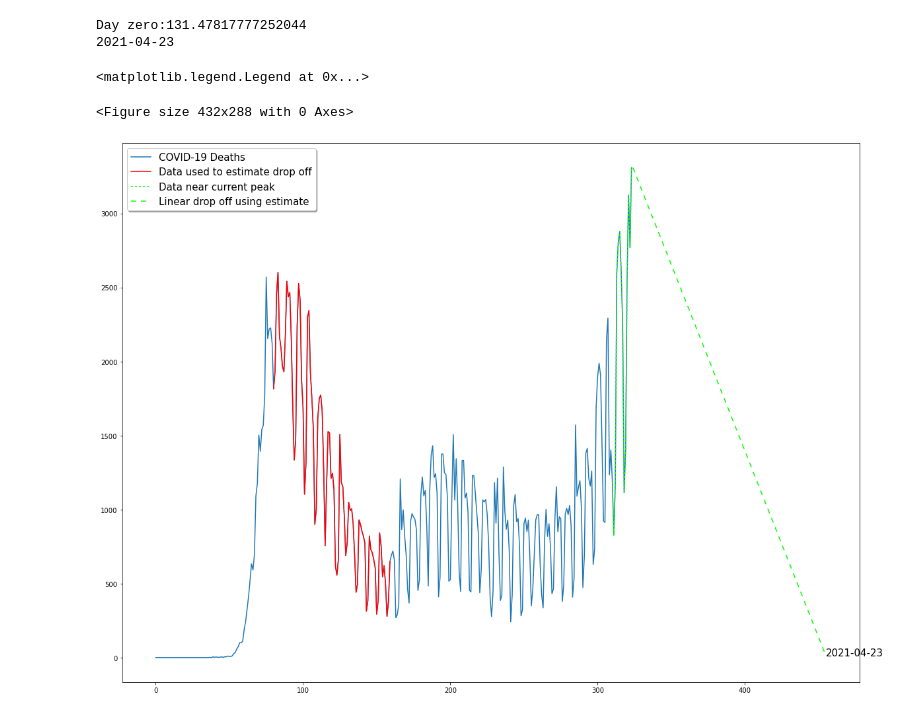
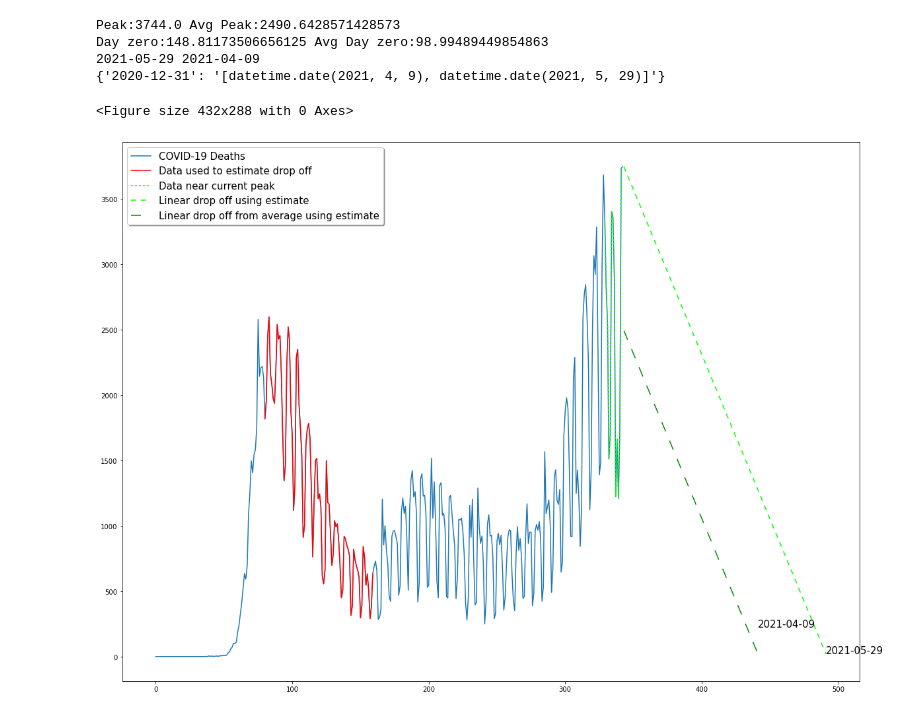
Before and after one commit to kootsoop/DSP.SE, a Jupyter notebook: Python/DeathRateComparisons.ipynb, the cells around one changed output. Cells and saved outputs as stored; diff of their text form; code cells hidden in the pictures.

Commit message:
Added end of covid forecasts JSON file.

```diff
--- a/Python/DeathRateComparisons.ipynb
+++ b/Python/DeathRateComparisons.ipynb
@@ -198,42 +200,73 @@ ax.legend(loc='upper right', shadow=True, fontsize=15)
 # %%
 from numpy import polyfit, arange
 import datetime
+from os import path
+import json
 
 drop_from_peak = diff_death_data[80:160]
 x_drop_from_peak = arange(80,160)
 [m, b] = polyfit(x_drop_from_peak, drop_from_peak, 1)
 
 
 first_data_index = len(diff_death_data)-14
 last_data_index = len(diff_death_data)
 x_new_peak = arange(first_data_index,last_data_index)
 new_peak = diff_death_data[x_new_peak]
+average_new_peak = sum(new_peak)/len(new_peak)
+
+print("Peak:" + str(new_peak[len(new_peak)-1]) + " Avg Peak:" + str(average_new_peak))
 
 day_for_zero = -new_peak[len(new_peak)-1]/m
+average_day_for_zero = -average_new_peak/m
 
-print("Day zero:" + str(day_for_zero))
+print("Day zero:" + str(day_for_zero) + " Avg Day zero:" + str(average_day_for_zero))
 
 x_forecast = arange(len(diff_death_data), len(diff_death_data) + day_for_zero)
+x_forecast_average = arange(len(diff_death_data), len(diff_death_data) + average_day_for_zero)
 x_last_value = len(diff_death_data)
 y_last_value = diff_death_data[x_last_value-1]
 y_forecast = [ (y_last_value + m*(i - x_last_value)) for i in x_forecast ]
+y_forecast_average = [ (average_new_peak + m*(i - x_last_value)) for i in x_forecast_average ]
+
 
 today = datetime.date.today()
 end_of_forecast_date = today + datetime.timedelta(days=len(x_forecast))
-print(end_of_forecast_date)
+end_of_forecast_date_average = today + datetime.timedelta(days=len(x_forecast_average))
+print(str(end_of_forecast_date) + " " + str(end_of_forecast_date_average))
 
 plt.figure(1)
 plt.figure(figsize=(20,15))
 plt.plot(diff_death_data, label="COVID-19 Deaths")
 plt.plot(x_drop_from_peak, drop_from_peak, color='#ff0000', label="Data used to estimate drop off")
 plt.plot(x_new_peak, new_peak, color='#00ff00', dashes=[2,2], label="Data near current peak")
 plt.plot(x_forecast, y_forecast, color="#00ff00", dashes=[5,5], label="Linear drop off using estimate")
+plt.plot(x_forecast_average, y_forecast_average, color="#008800", dashes=[10,10], label="Linear drop off from average using estimate")
+
 plt.text(x_forecast[len(x_forecast)-1], y_forecast[len(x_forecast)-1], end_of_forecast_date, fontsize=15)
+plt.text(x_forecast_average[len(x_forecast_average)-1], y_forecast_average[len(x_forecast_average)-1]+200, end_of_forecast_date_average, fontsize=15)
 ax = plt.gca()
 ax.legend(loc='upper left', shadow=True, fontsize=15)
+
+FORECAST_FILE = 'forecasts_end_of_covid.txt'
+if (path.exists(FORECAST_FILE)):
+    forecast_file = open(FORECAST_FILE, 'r')
+    end_of_covid = json.load(forecast_file)
+    forecast_file.close()
+else:
+    end_of_covid = {}
+
+print(end_of_covid)
+
+if (not str(today) in end_of_covid):
+    print("Updating file: " + FORECAST_FILE)
+    end_of_covid.update({ str(today) : str([end_of_forecast_date_average,end_of_forecast_date]) })
+    forecast_file = open(FORECAST_FILE, 'w+')
+    json.dump(end_of_covid, forecast_file)
+    forecast_file.close()
 # %% [output]
-Day zero:131.47817777252044
-2021-04-23
+Peak:3744.0 Avg Peak:2490.6428571428573
+Day zero:148.81173506656125 Avg Day zero:98.99489449854863
+2021-05-29 2021-04-09
+{'2020-12-31': '[datetime.date(2021, 4, 9), datetime.date(2021, 5, 29)]'}
-<matplotlib.legend.Legend at 0x...>
+<Figure size 432x288 with 0 Axes>
-<Figure size 432x288 with 0 Axes>
-[figure, old version]
+[figure, new version]
```
Also changed, not shown: parts of 2 cells of this notebook, 1 other file.
